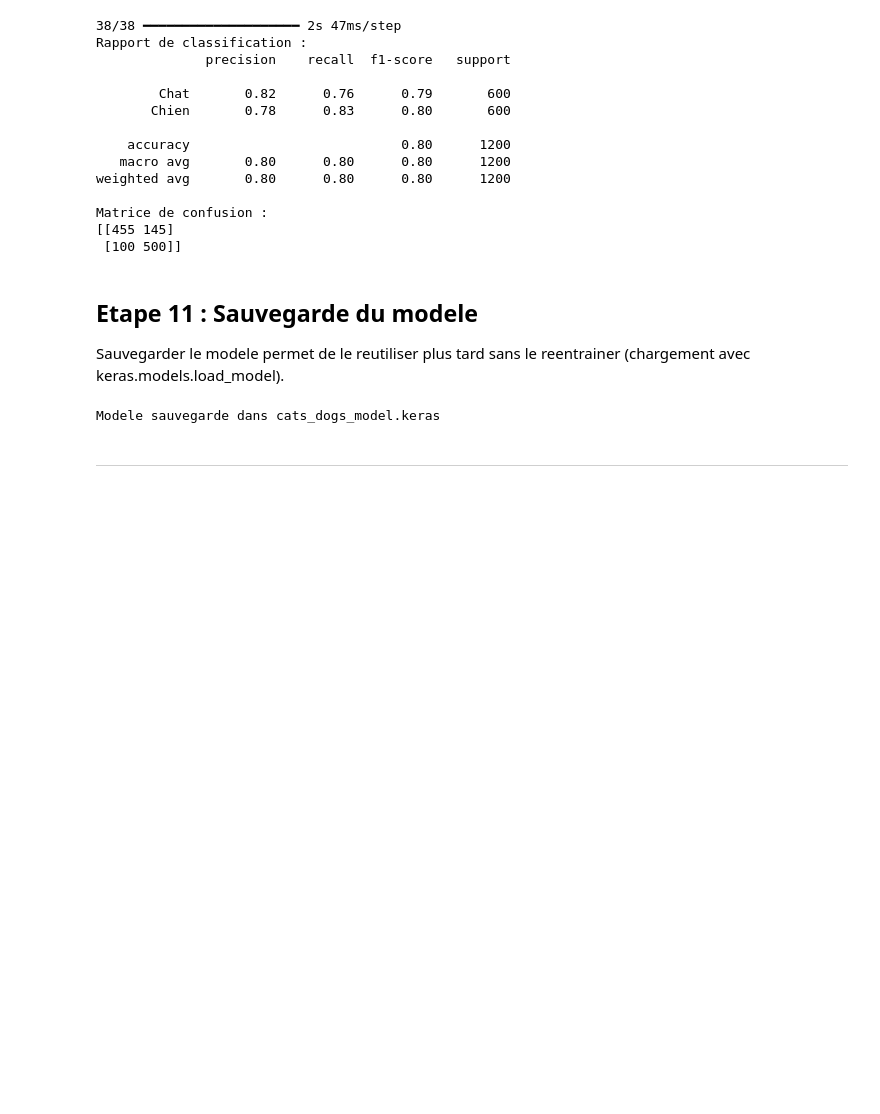
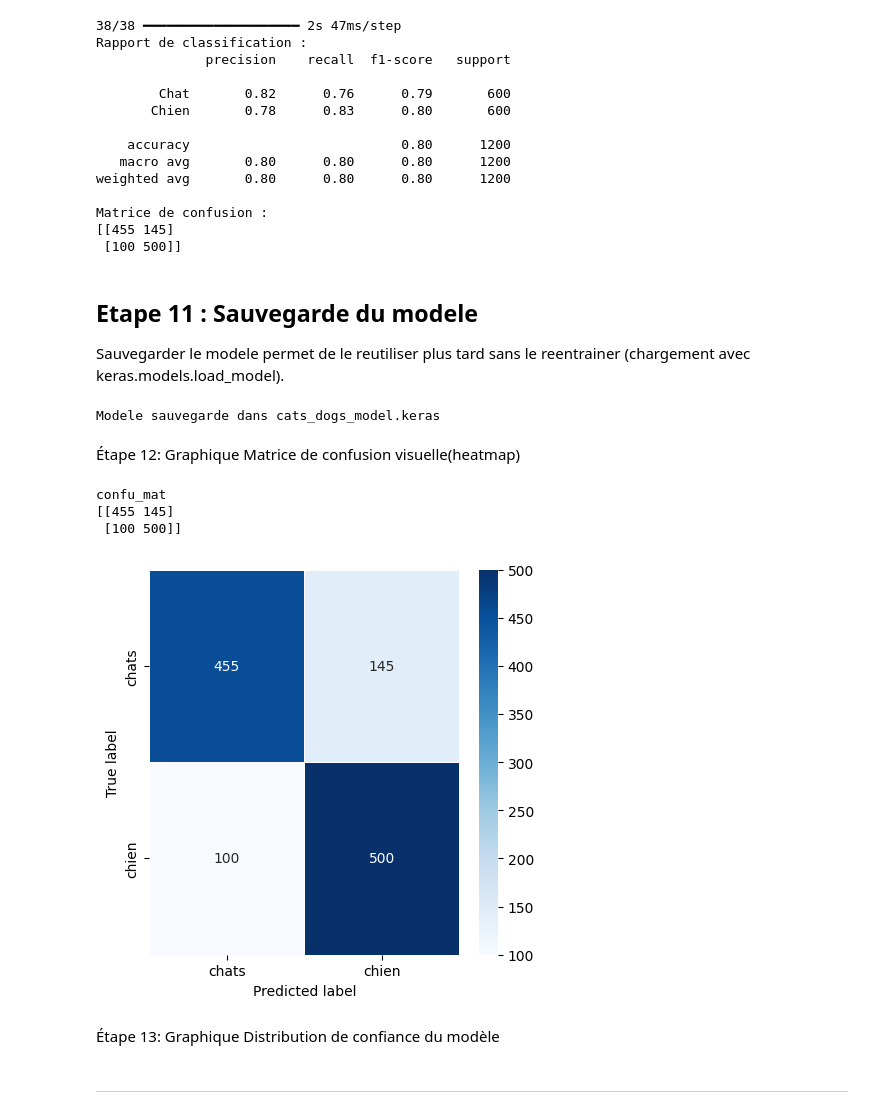
Before and after one commit to snifi65/projetecole, a Jupyter notebook: cats_vs_dogs.ipynb, the cells around one changed output. Drawn from its saved outputs; the diff is of its cells as text; code cells hidden in the pictures; blank space fills up the shorter version.

```diff
--- a/cats_vs_dogs.ipynb
+++ b/cats_vs_dogs.ipynb
@@ -339,5 +339,35 @@ model.save('cats_dogs_model.keras')
 print('Modele sauvegarde dans cats_dogs_model.keras')
 # %% [output]
 Modele sauvegarde dans cats_dogs_model.keras
+# %% [markdown]
+Étape 12: Graphique Matrice de confusion visuelle(heatmap)
+# %%
+import pandas as pd
+import seaborn as sns
+import matplotlib.pyplot as plt
+from sklearn.metrics import confusion_matrix
+
+titles = ["chats", "chien"]
+labels = [0, 1]
+confu_mat = confusion_matrix(y_test, y_pred, labels=labels)
+print("confu_mat")
+print(confu_mat)
+print()
+
+("Heatmap - Values")
+cm = pd.DataFrame(confu_mat, index=labels, columns=labels)
+
+plt.figure(figsize=[5, 5])
+sns.heatmap(cm, annot=True, cmap="Blues", fmt="d", linewidths=.5, xticklabels=titles, yticklabels=titles)
+plt.ylabel('True label')
+plt.xlabel('Predicted label')
+plt.show()
+# %% [output]
+confu_mat
+[[455 145]
+ [100 500]]
+[figure, added]
+# %% [markdown]
+Étape 13: Graphique Distribution de confiance du modèle
 # %% [markdown]
 ---
```
Also changed, not shown: parts of 1 cell of this notebook.
